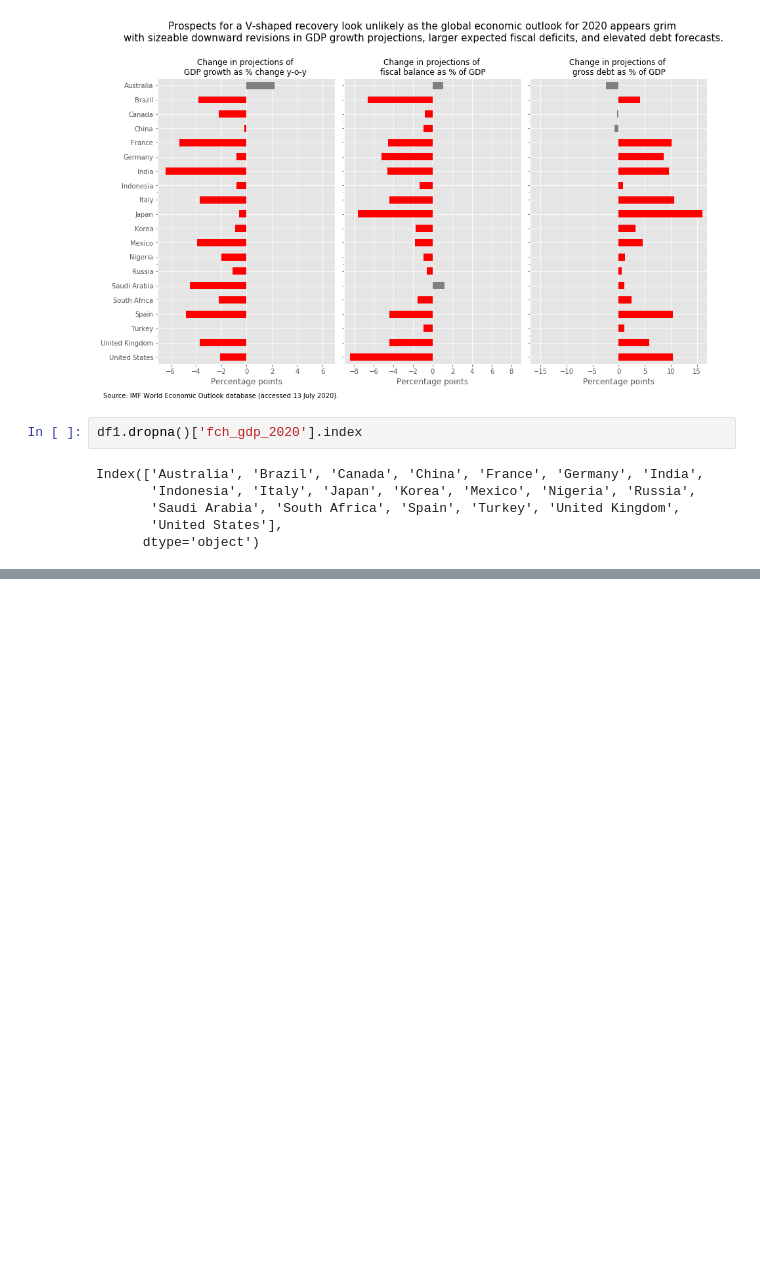
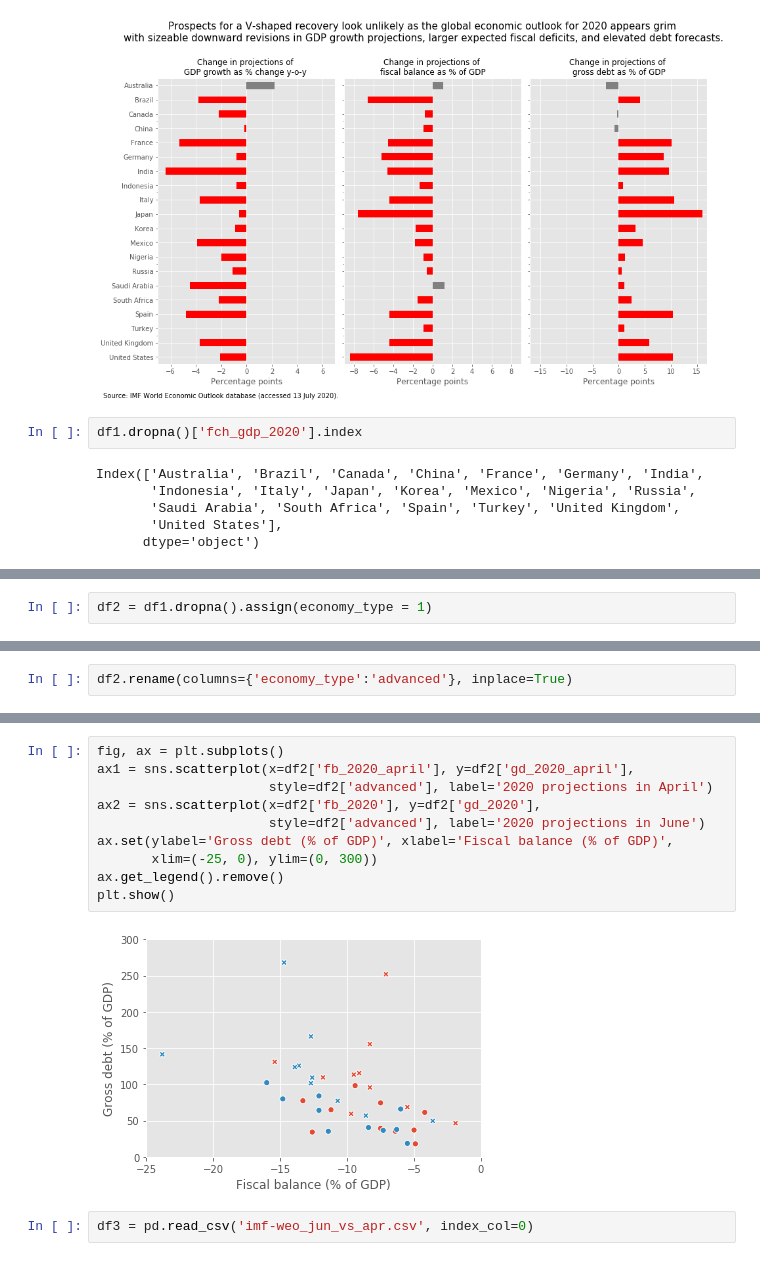
Before and after one commit to jessonpagaduan/IMFWEO-covid19, a Jupyter notebook: imf-weo-data.ipynb, the cells around one changed output, grey strips where cells are left out. Drawn from its saved outputs; the diff is of its cells as text; blank space fills up the shorter version.

```diff
--- a/imf-weo-data.ipynb
+++ b/imf-weo-data.ipynb
@@ -139,0 +219,2 @@ Index(['Australia', 'Brazil', 'Canada', 'China', 'France', 'Germany', 'India',
+# %%
+df2 = df1.dropna().assign(economy_type = 1)
@@ -139,0 +224,2 @@ Index(['Australia', 'Brazil', 'Canada', 'China', 'France', 'Germany', 'India',
+# %%
+df2.rename(columns={'economy_type':'advanced'}, inplace=True)
@@ -139,0 +289,14 @@ Index(['Australia', 'Brazil', 'Canada', 'China', 'France', 'Germany', 'India',
+# %%
+fig, ax = plt.subplots()
+ax1 = sns.scatterplot(x=df2['fb_2020_april'], y=df2['gd_2020_april'],
+                      style=df2['advanced'], label='2020 projections in April')
+ax2 = sns.scatterplot(x=df2['fb_2020'], y=df2['gd_2020'],
+                      style=df2['advanced'], label='2020 projections in June')
+ax.set(ylabel='Gross debt (% of GDP)', xlabel='Fiscal balance (% of GDP)',
+       xlim=(-25, 0), ylim=(0, 300))
+ax.get_legend().remove()
+plt.show()
+# %% [output]
+[figure, added]
+# %%
+df3 = pd.read_csv('imf-weo_jun_vs_apr.csv', index_col=0)
```
Also changed, not shown: parts of 30 cells of this notebook.
